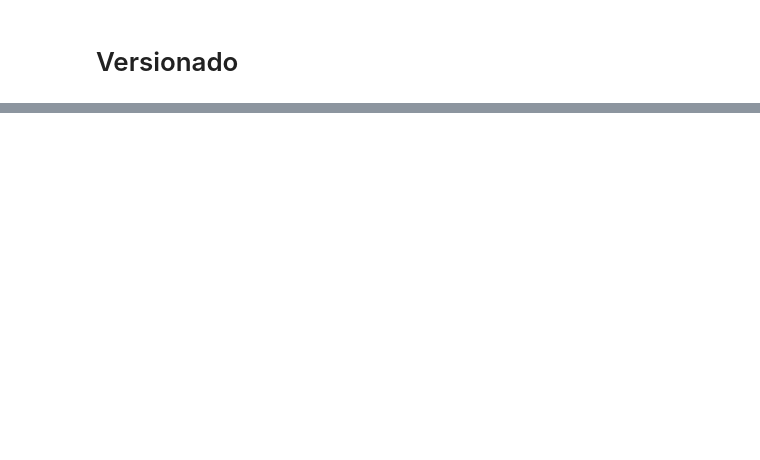
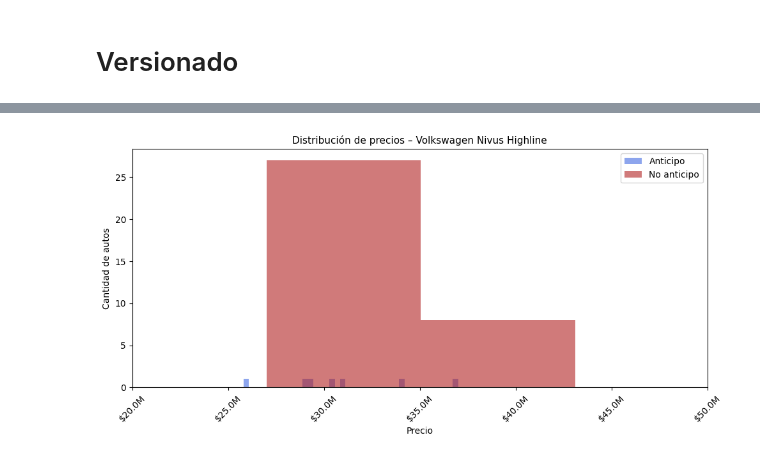
Before and after one commit to varbelaiz/suv-price-prediction, a Jupyter notebook: data analysis/transformation_analysis.ipynb, the cells around one changed output, grey strips where cells are left out. Cells and saved outputs as stored; diff of their text form; code cells hidden in the pictures; blank space fills up the shorter version.

```diff
--- a/data analysis/transformation_analysis.ipynb
+++ b/data analysis/transformation_analysis.ipynb
@@ -25,0 +50,43 @@ Kilometers that are not numeric:
+# %%
+# Select a specific brand/model/version to analyze
+brand = "Volkswagen"
+model = "Nivus"
+version = "Highline"
+
+# Create mask for selection
+base_mask = (
+    (cleaned_train["Marca"] == brand) & \
+    (cleaned_train["Modelo"] == model) & \
+    (cleaned_train["Versión"] == version) & \
+    (cleaned_train["Kilómetros"] < 1000)
+)
+
+mask_anticipo = base_mask & (cleaned_train['price_is_anticipo'] == 1)
+mask_no_anticipo = base_mask & (cleaned_train['price_is_anticipo'] == 0)
+
+# Create figure and axis
+fig, ax = plt.subplots(figsize=(10, 5))
+
+# Plot overlapping histograms
+ax.hist(cleaned_train.loc[mask_anticipo, 'Precio'], bins=40,
+        color="royalblue", alpha=0.6, label="Anticipo")
+ax.hist(cleaned_train.loc[mask_no_anticipo, 'Precio'], bins=40,
+        color="firebrick", alpha=0.6, label="No anticipo")
+
+ax.set_xlim(2e7, 5e7)
+
+# Customize plot
+ax.set_title(f"Distribución de precios – {brand} {model} {version}", fontsize=11)
+ax.set_xlabel("Precio")
+ax.set_ylabel("Cantidad de autos")
+ax.legend()
+
+# Format x-axis with millions
+fmt_pesos = plt.FuncFormatter(lambda x, pos: f"${x/1_000_000:.1f}M")
+ax.xaxis.set_major_formatter(fmt_pesos)
+ax.tick_params(axis="x", rotation=45)
+
+plt.tight_layout()
+plt.show()
+# %% [output]
+[figure, added]
```
Also changed, not shown: parts of 3 cells of this notebook, 14 other files.
